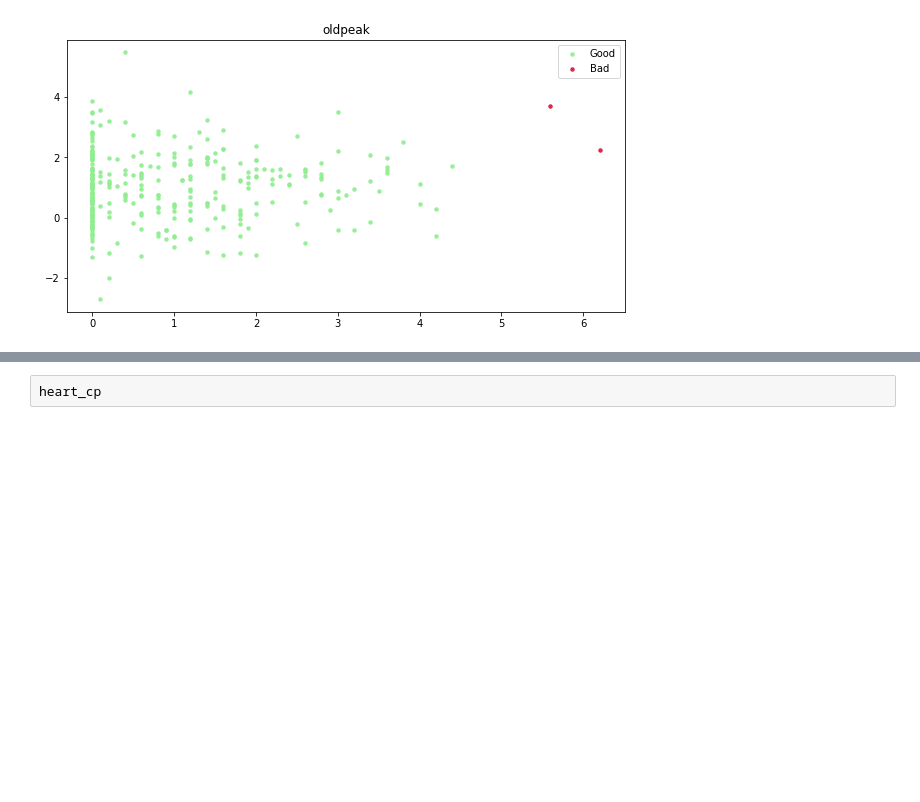
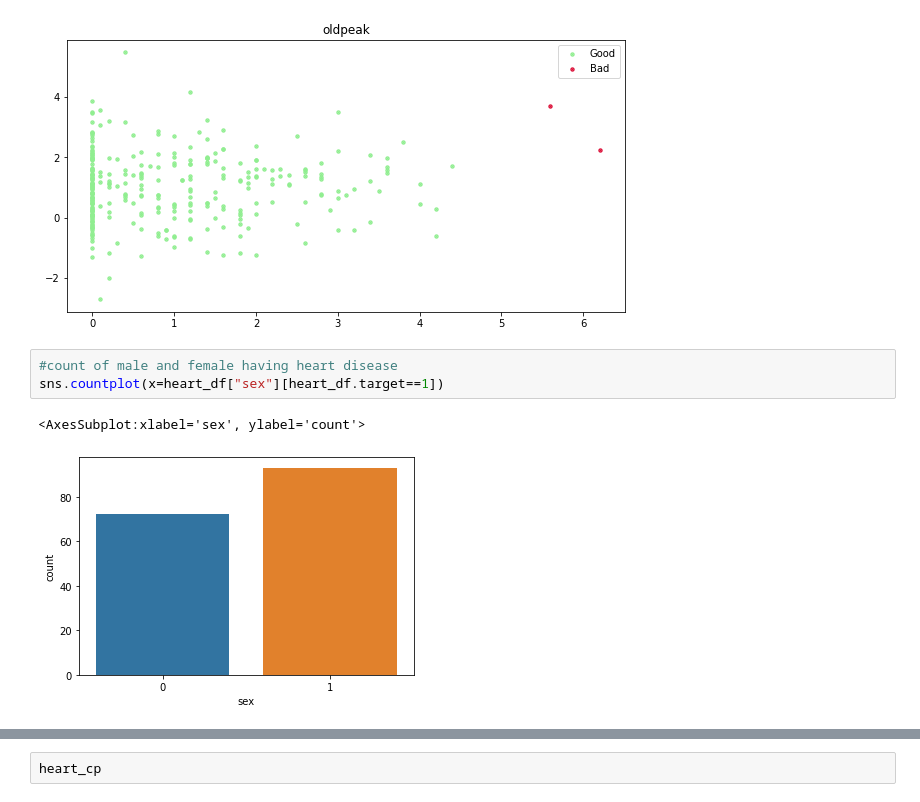
Before and after one commit to s-bose/heart_disease_classification, a Jupyter notebook: heart_disease.ipynb, the cells around one changed output, grey strips where cells are left out. Cells and saved outputs as stored; diff of their text form; blank space fills up the shorter version.

Commit message:
plot

```diff
--- a/heart_disease.ipynb
+++ b/heart_disease.ipynb
@@ -204,3 +204,9 @@ Total No. of outliers found: 6
 [figure]
 [figure]
 [figure]
+# %%
+#count of male and female having heart disease
+sns.countplot(x=heart_df["sex"][heart_df.target==1])
+# %% [output]
+<AxesSubplot:xlabel='sex', ylabel='count'>
+[figure, added]
```
Also changed, not shown: parts of 2 cells of this notebook.
